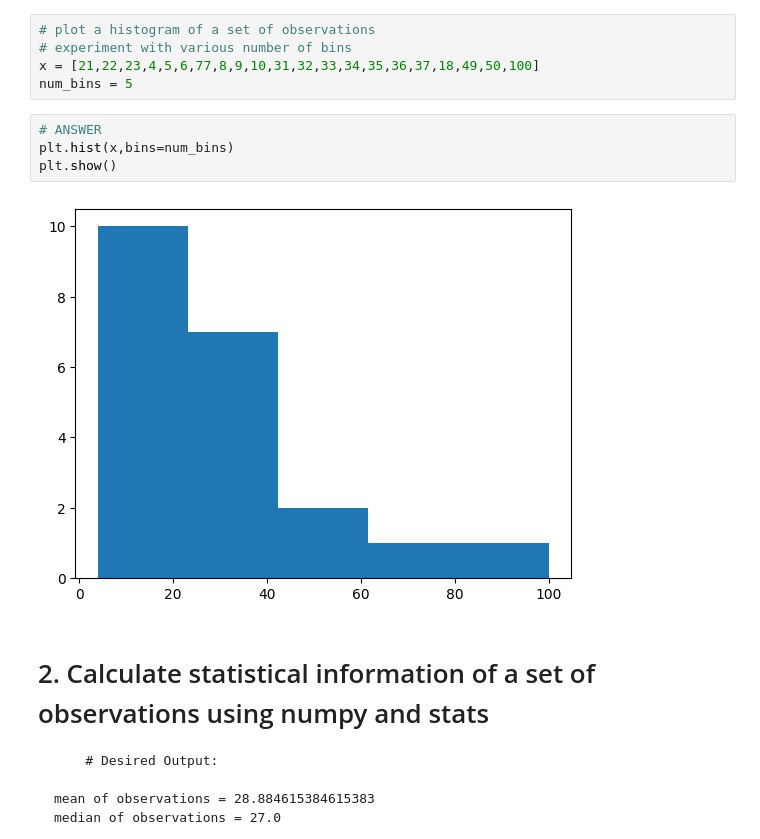
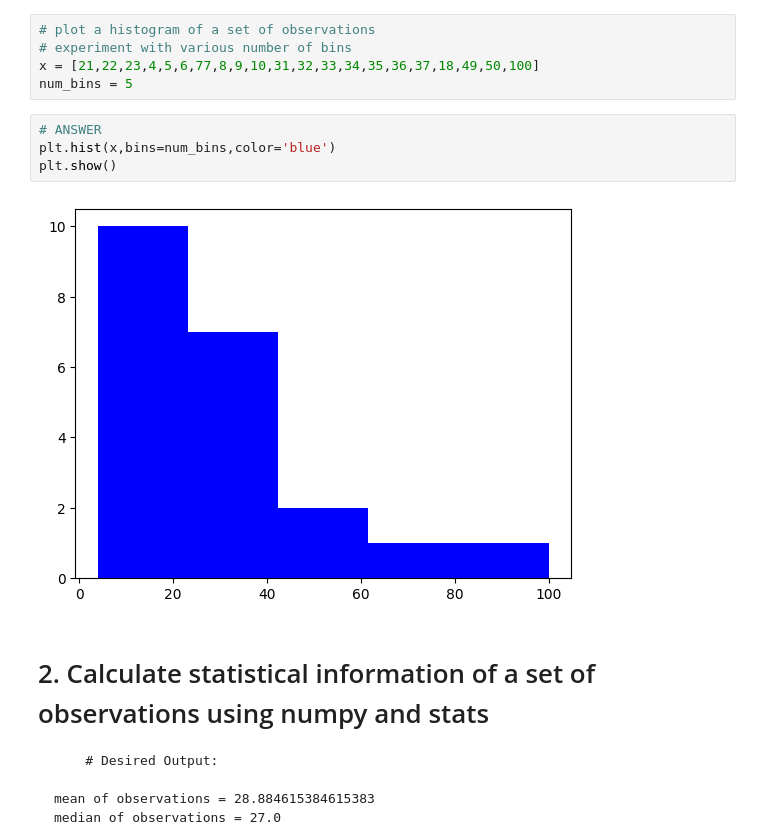
Before and after one commit to LouisMcArdell/IOD-Work, a Jupyter notebook: IOD_Lab-1.1.4 Statistics - part 2.ipynb, the cells around one changed output. Saved outputs shown, nothing was run; the diff lists cells and outputs as text.

````diff
--- a/IOD_Lab-1.1.4 Statistics - part 2.ipynb
+++ b/IOD_Lab-1.1.4 Statistics - part 2.ipynb
@@ -31,10 +31,10 @@ x = [21,22,23,4,5,6,77,8,9,10,31,32,33,34,35,36,37,18,49,50,100]
 num_bins = 5
 # %%
 # ANSWER
-plt.hist(x,bins=num_bins)
+plt.hist(x,bins=num_bins,color='blue')
 plt.show()
 # %% [output]
-[figure, old version]
+[figure, new version]
 # %% [markdown]
 # 2. Calculate statistical information of a set of observations using numpy and stats
 ```
````
Also changed, not shown: parts of 7 cells of this notebook, 7 other files.
